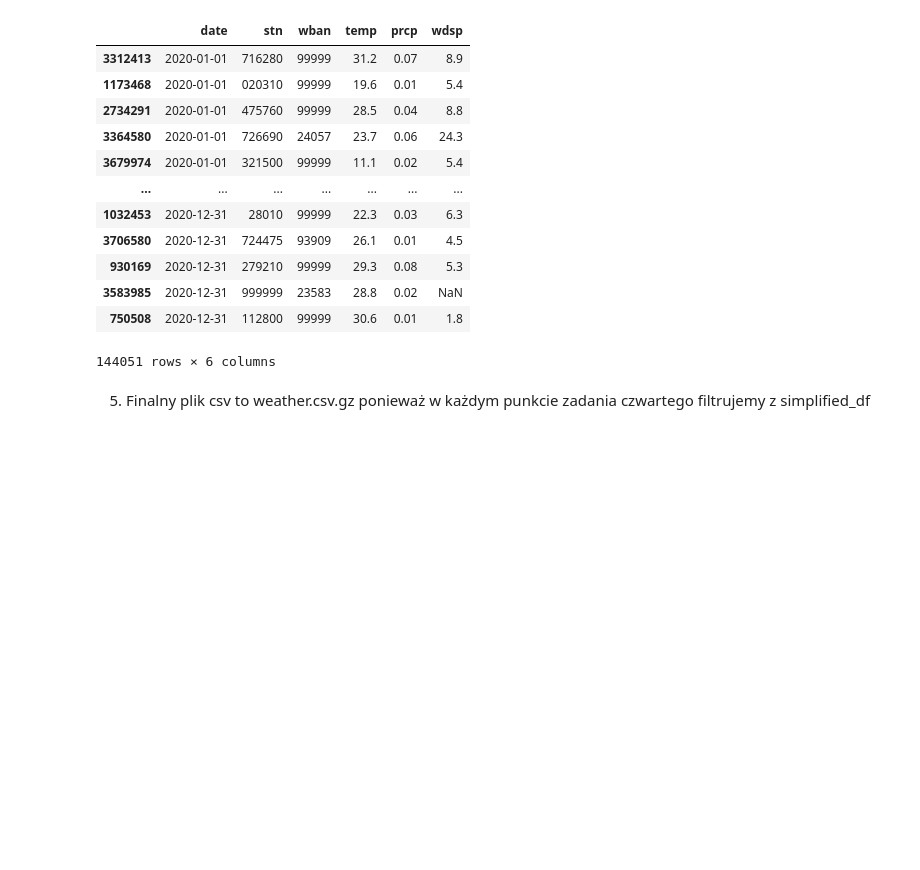
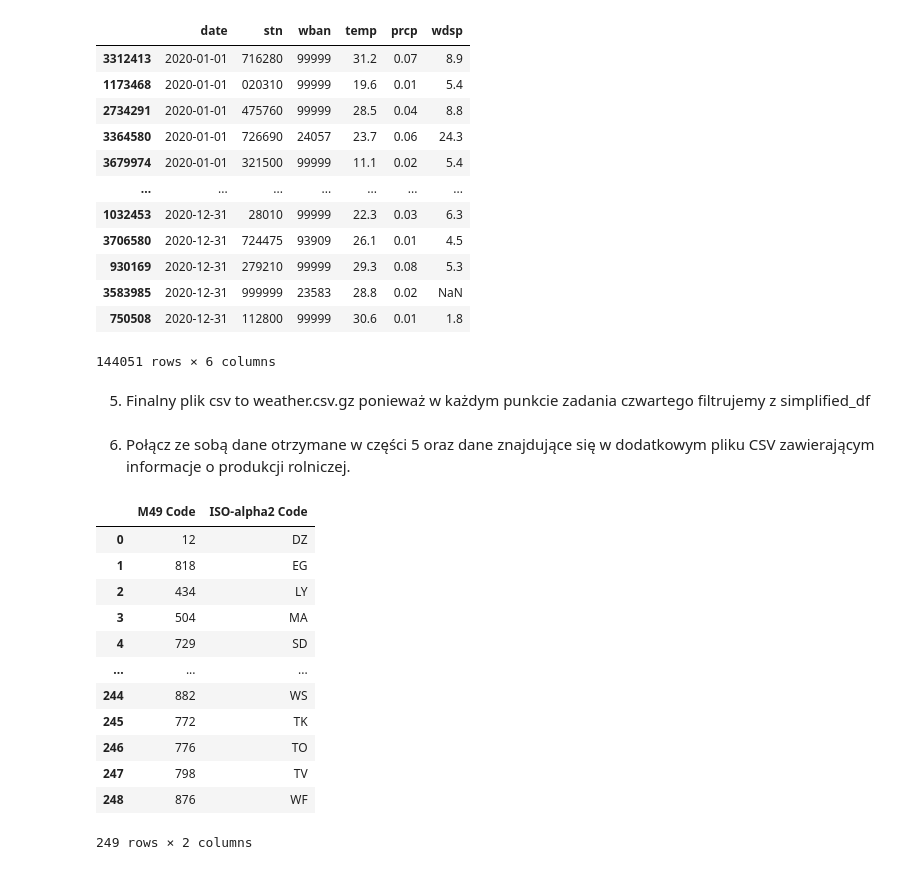
Before and after one commit to igoro00/pdzd, a Jupyter notebook: main.ipynb, the cells around one changed output. Cells and saved outputs as stored; diff of their text form; code cells hidden in the pictures; blank space fills up the shorter version.

```diff
--- a/main.ipynb
+++ b/main.ipynb
@@ -311,3 +311,22 @@ custom_weather
 144051 rows × 6 columns
 # %% [markdown]
 5. Finalny plik csv to weather.csv.gz ponieważ w każdym punkcie zadania czwartego filtrujemy z simplified_df
+# %% [markdown]
+6. Połącz ze sobą dane otrzymane w części 5 oraz dane znajdujące się w dodatkowym pliku CSV zawierającym informacje o produkcji rolniczej.
+# %%
+m49_to_iso = pd.read_csv("https://econweb.ucsd.edu/muendler/teach/20f/435/conc/unsd-country-codes.csv")[["M49 Code", "ISO-alpha2 Code"]]
+m49_to_iso
+# %% [output]
+|  | M49 Code | ISO-alpha2 Code |
+| 0 | 12 | DZ |
+| 1 | 818 | EG |
+| 2 | 434 | LY |
+| 3 | 504 | MA |
+| 4 | 729 | SD |
+| ... | ... | ... |
+| 244 | 882 | WS |
+| 245 | 772 | TK |
+| 246 | 776 | TO |
+| 247 | 798 | TV |
+| 248 | 876 | WF |
+249 rows × 2 columns
```
Also changed, not shown: parts of 1 cell of this notebook.
